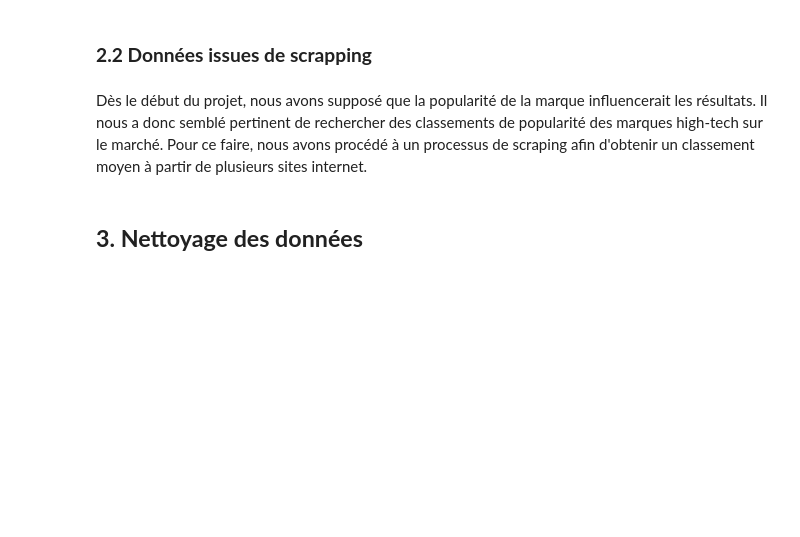
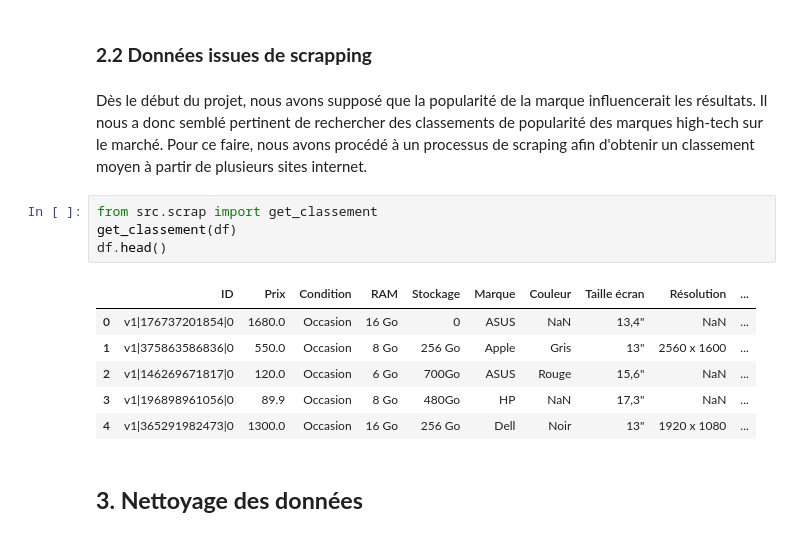
Before and after one commit to albantony/Projet_evaluation_prix_eBay, a Jupyter notebook: notebook.ipynb, the cells around one changed output. Saved outputs shown, nothing was run; the diff lists cells and outputs as text; blank space fills up the shorter version.

Commit message:
ajout scrapping dans notebook

```diff
--- a/notebook.ipynb
+++ b/notebook.ipynb
@@ -87,6 +87,17 @@ df = load_data(ordi_csv)
 ### **2.2 Données issues de scrapping**
 # %% [markdown]
 Dès le début du projet, nous avons supposé que la popularité de la marque influencerait les résultats. Il nous a donc semblé pertinent de rechercher des classements de popularité des marques high-tech sur le marché. Pour ce faire, nous avons procédé à un processus de scraping afin d'obtenir un classement moyen à partir de plusieurs sites internet.
+# %%
+from src.scrap import get_classement
+get_classement(df)
+df.head()
+# %% [output]
+|  | ID | Prix | Condition | RAM | Stockage | Marque | Couleur | Taille écran | Résolution | ... |
+| 0 | v1|176737201854|0 | 1680.0 | Occasion | 16 Go | 0 | ASUS | NaN | 13,4" | NaN | ... |
+| 1 | v1|375863586836|0 | 550.0 | Occasion | 8 Go | 256 Go | Apple | Gris | 13" | 2560 x 1600 | ... |
+| 2 | v1|146269671817|0 | 120.0 | Occasion | 6 Go | 700Go | ASUS | Rouge | 15,6" | NaN | ... |
+| 3 | v1|196898961056|0 | 89.9 | Occasion | 8 Go | 480Go | HP | NaN | 17,3" | NaN | ... |
+| 4 | v1|365291982473|0 | 1300.0 | Occasion | 16 Go | 256 Go | Dell | Noir | 13" | 1920 x 1080 | ... |
 # %% [markdown]
 ## **3. Nettoyage des données**
 # %% [markdown]
```
Also changed, not shown: parts of 1 cell of this notebook, 2 other files.
